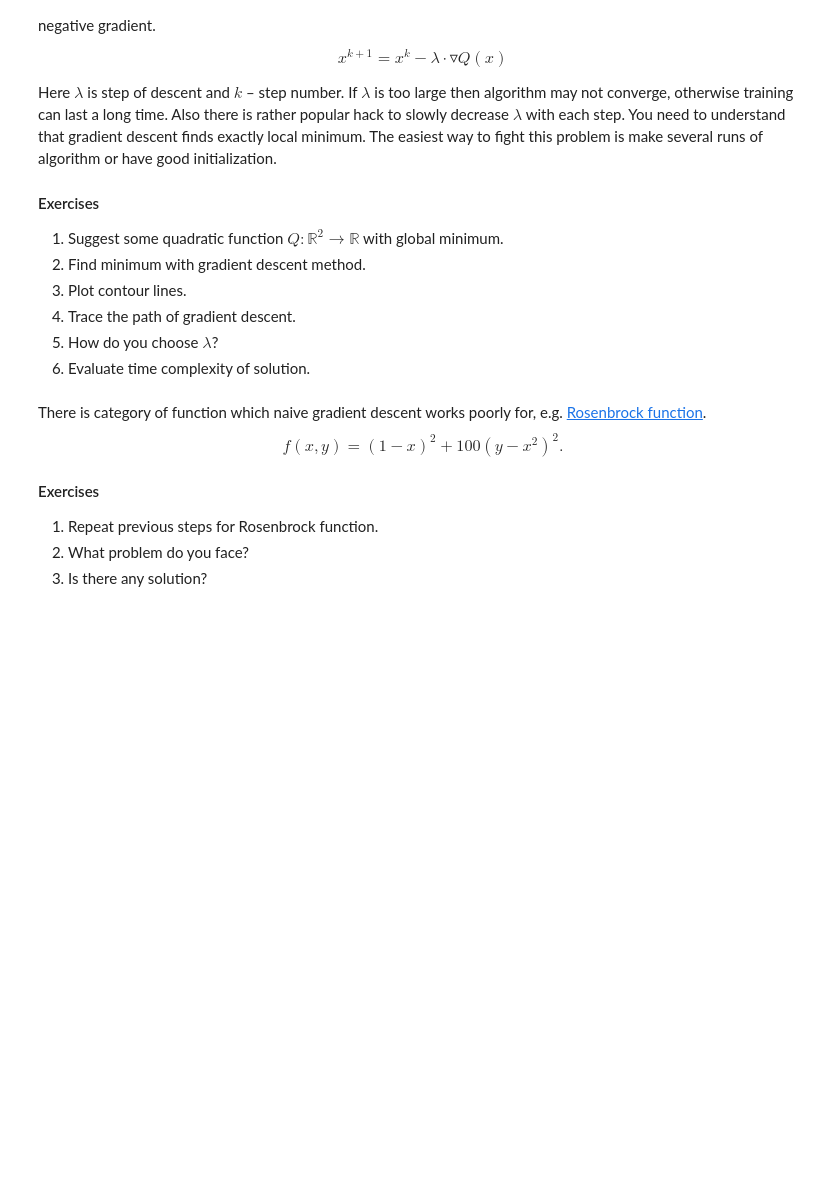
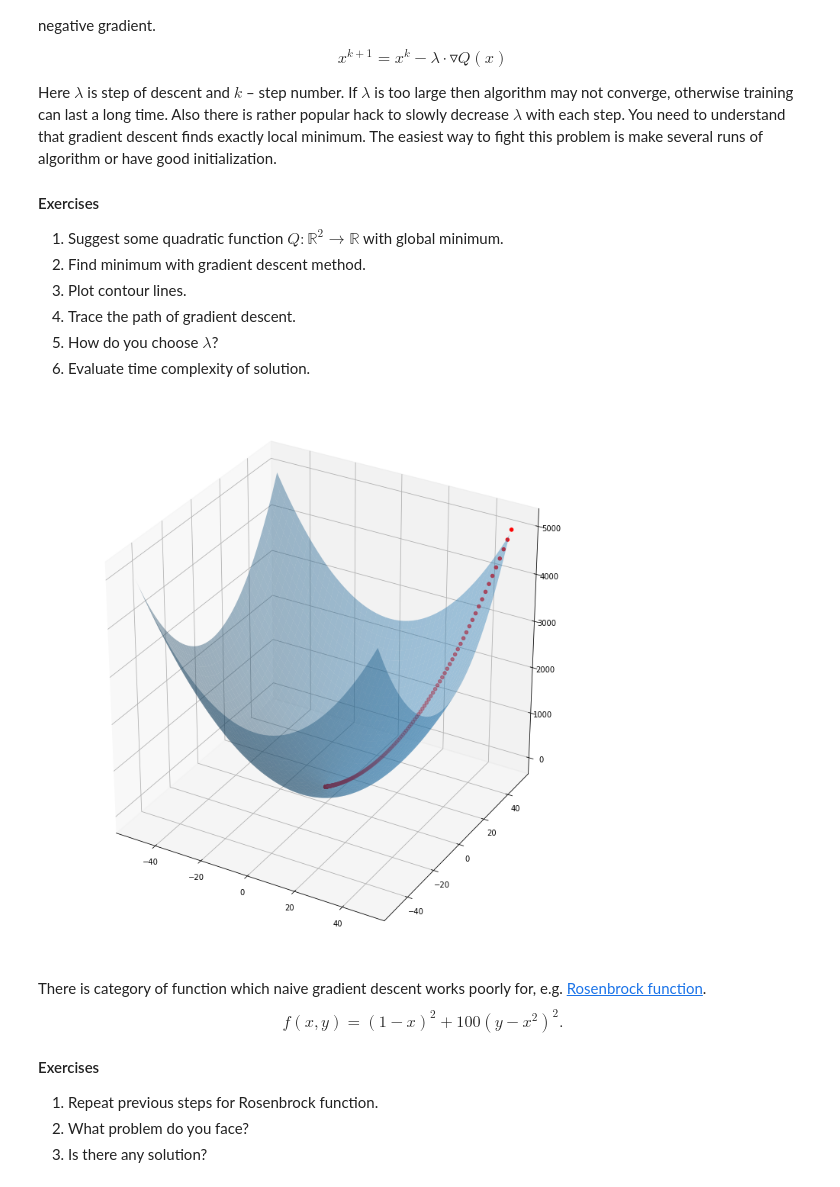
Before and after one commit to raccooncoder/Sonia, a Jupyter notebook: lab-1.ipynb, the cells around one changed output. Saved outputs shown, nothing was run; the diff lists cells and outputs as text; code cells hidden in the pictures; blank space fills up the shorter version.

```diff
--- a/lab-1.ipynb
+++ b/lab-1.ipynb
@@ -278,3 +282,47 @@ Here $\lambda$ is step of descent and  $k$ – step number. If $\lambda$ is too
+# %%
+#Task 2
+def grad(x, y):
+    dx = 2 * x
+    dy = 2 * y
+    return np.array([dx, dy])
+
+def gd_with_trace(state, lr, steps):
+    trace_state = []
+    trace_z = []
+
+    for i in range (steps):
+        trace_state.append(state)
+        trace_z.append(target_function(*state))
+        state = np.subtract(state, lr * grad(*state))
+
+    return trace_state, trace_z
+
+state = np.array([50, 50])
+lr = 0.01
+steps = 1000
+
+trace_state, trace_z = gd_with_trace(state, lr, steps)
+trace_state = np.array(trace_state)
+trace_z = np.array(trace_z)
+# %%
+#Task 3
+from mpl_toolkits.mplot3d import Axes3D
+
+X = np.arange(-50, 50, 0.5)
+Y = np.arange(-50, 50, 0.5)
+
+X, Y = np.meshgrid(X, Y)
+Z = (np.array([target_function(x,y) for x,y in zip(np.ravel(X), np.ravel(Y))])).reshape(X.shape)
+
+fig = plt.figure(figsize=(10,10))
+axes = Axes3D(fig)
+f_plot = axes.plot_surface(X, Y, Z, alpha=0.4)
+
+axes.scatter(trace_state[:, 0], trace_state[:, 1], trace_z, color="red")
+
+plt.show()
+# %% [output]
+[figure, added]
 # %% [markdown]
 There is category of function which naive gradient descent works poorly for, e.g. [Rosenbrock function](https://en.wikipedia.org/wiki/Rosenbrock_function).
 $$f(x, y) = (1-x)^2 + 100(y-x^2)^2.$$
```
Also changed, not shown: parts of 17 cells of this notebook.
